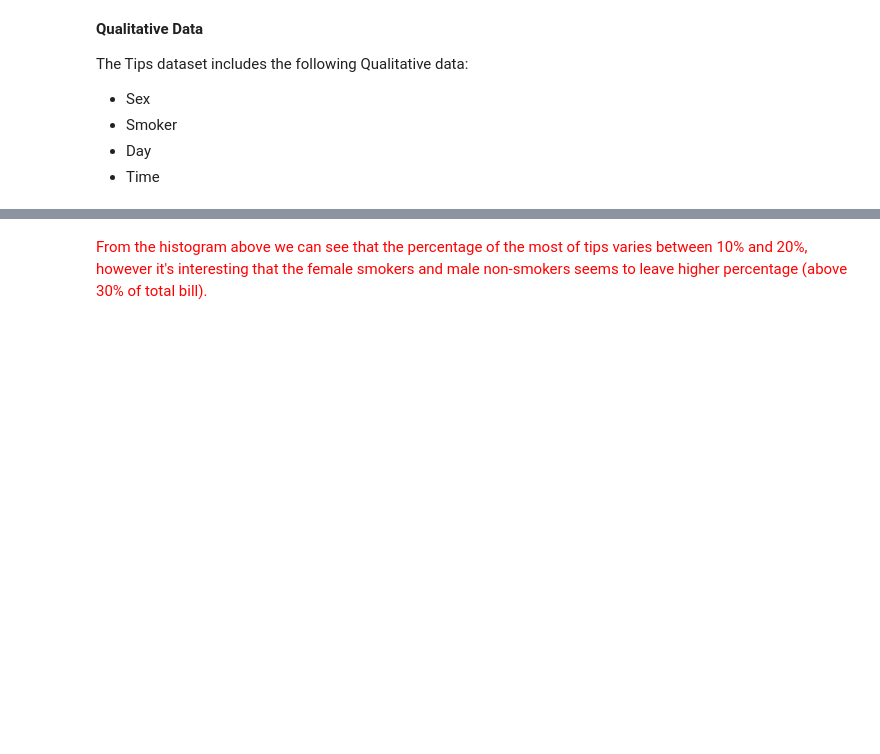
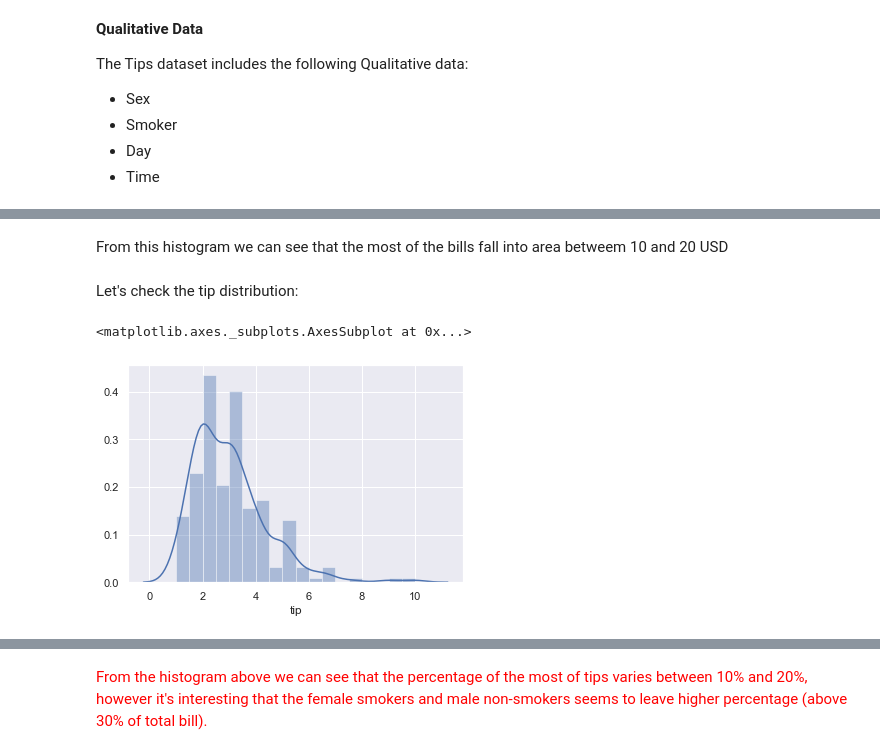
Before and after one commit to JuliaMal/Fundamentals_project, a Jupyter notebook: Tips.ipynb, the cells around one changed output, grey strips where cells are left out. Cells and saved outputs as stored; diff of their text form; code cells hidden in the pictures; blank space fills up the shorter version.

```diff
--- a/Tips.ipynb
+++ b/Tips.ipynb
@@ -59,0 +68,9 @@ The Tips dataset includes the following Qualitative data:
+# %% [markdown]
+From this histogram we can see that the most of the bills fall into area betweem 10 and 20 USD
+# %% [markdown]
+Let's check the tip distribution:
+# %%
+sns.distplot(df['tip'])
+# %% [output]
+<matplotlib.axes._subplots.AxesSubplot at 0x...>
+[figure, added]
```
Also changed, not shown: parts of 22 cells of this notebook.
